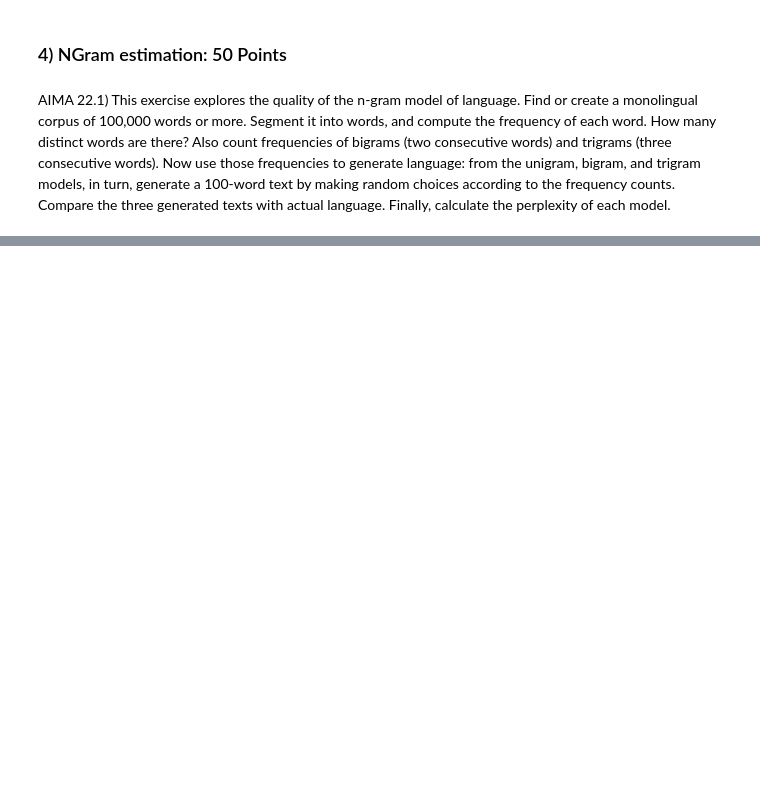
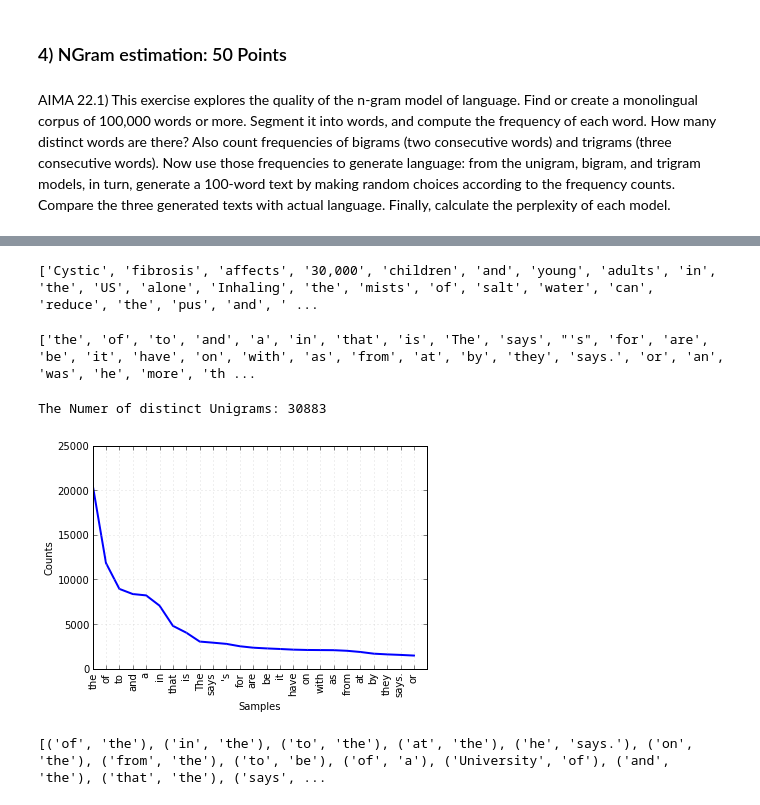
Before and after one commit to HoodPanther/CS6601, a Jupyter notebook: HW/HW5/Natural Language Processing.ipynb, the cells around one changed output, grey strips where cells are left out. Drawn from its saved outputs; the diff is of its cells as text; code cells hidden in the pictures; blank space fills up the shorter version.

Commit message:
Working NLTK code still working on calculating Perplexity

```diff
--- a/HW/HW5/Natural Language Processing.ipynb
+++ b/HW/HW5/Natural Language Processing.ipynb
@@ -29,0 +41,7 @@ import nltk
+# %%
+#tokenizer = nltk.RegexpTokenizer(r'\w+')
+#tokens = tokenizer.tokenize(raw)
+tokens = nltk.word_tokenize(raw)
+print tokens[0:100]
+# %% [output]
+['Cystic', 'fibrosis', 'affects', '30,000', 'children', 'and', 'young', 'adults', 'in', 'the', 'US', 'alone', 'Inhaling', 'the', 'mists', 'of', 'salt', 'water', 'can', 'reduce', 'the', 'pus', 'and', ' ...
@@ -29,0 +57,18 @@ import nltk
+# %%
+ugs = nltk.Text(tokenz)
+fd1 = nltk.FreqDist(ugs)
+fd1.samples()[0:100]
+# %% [output]
+['the', 'of', 'to', 'and', 'a', 'in', 'that', 'is', 'The', 'says', "'s", 'for', 'are', 'be', 'it', 'have', 'on', 'with', 'as', 'from', 'at', 'by', 'they', 'says.', 'or', 'an', 'was', 'he', 'more', 'th ...
+# %%
+print 'The Numer of distinct Unigrams:',len(fd1.samples())
+fd1.plot(25)
+# %% [output]
+The Numer of distinct Unigrams: 30883
+[figure, added]
+# %%
+bgs = nltk.bigrams(text)
+fd2 = nltk.FreqDist(bgs)
+print fd2.samples()[0:50]
+# %% [output]
+[('of', 'the'), ('in', 'the'), ('to', 'the'), ('at', 'the'), ('he', 'says.'), ('on', 'the'), ('from', 'the'), ('to', 'be'), ('of', 'a'), ('University', 'of'), ('and', 'the'), ('that', 'the'), ('says', ...
```
Also changed, not shown: parts of 16 cells of this notebook, 1 other file.
